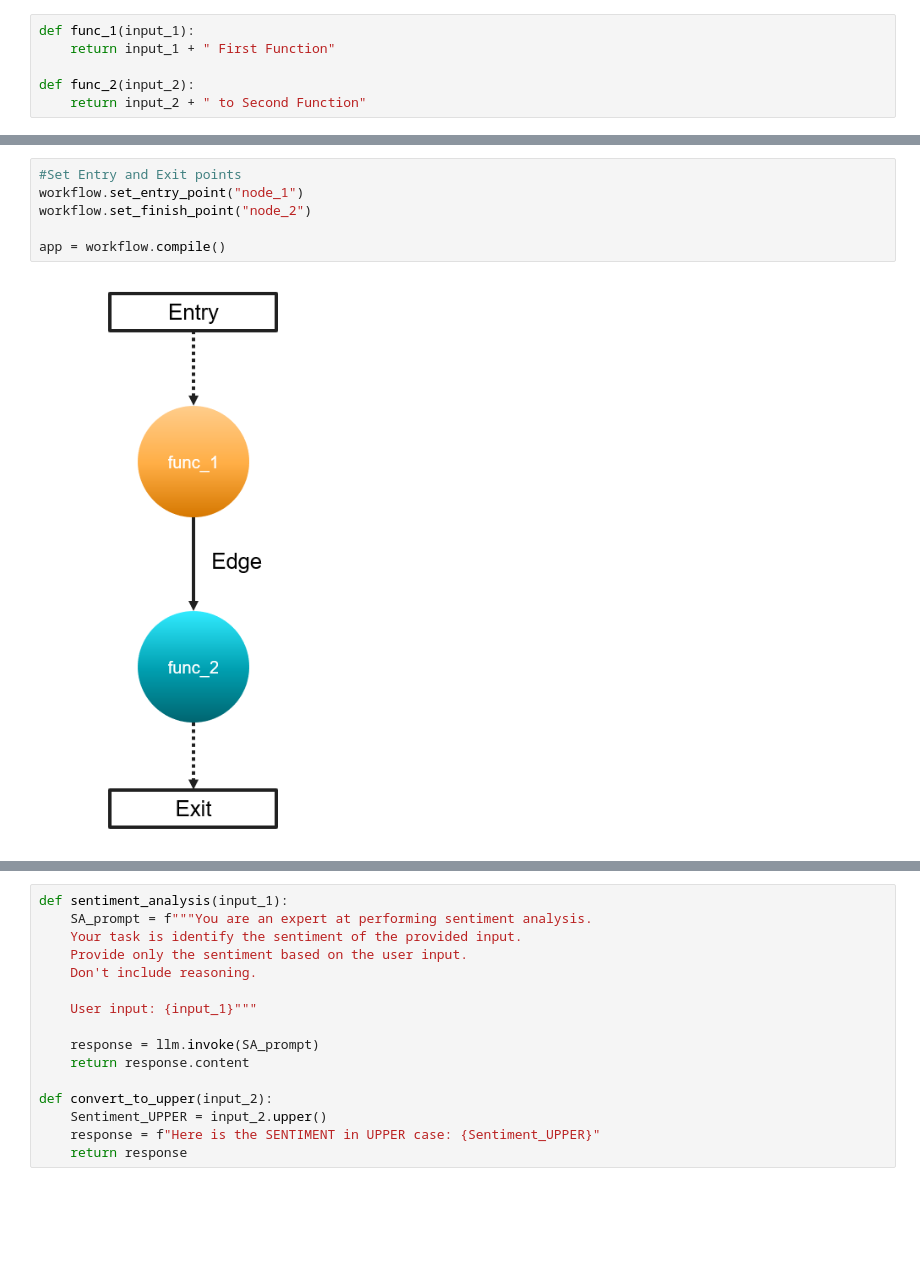
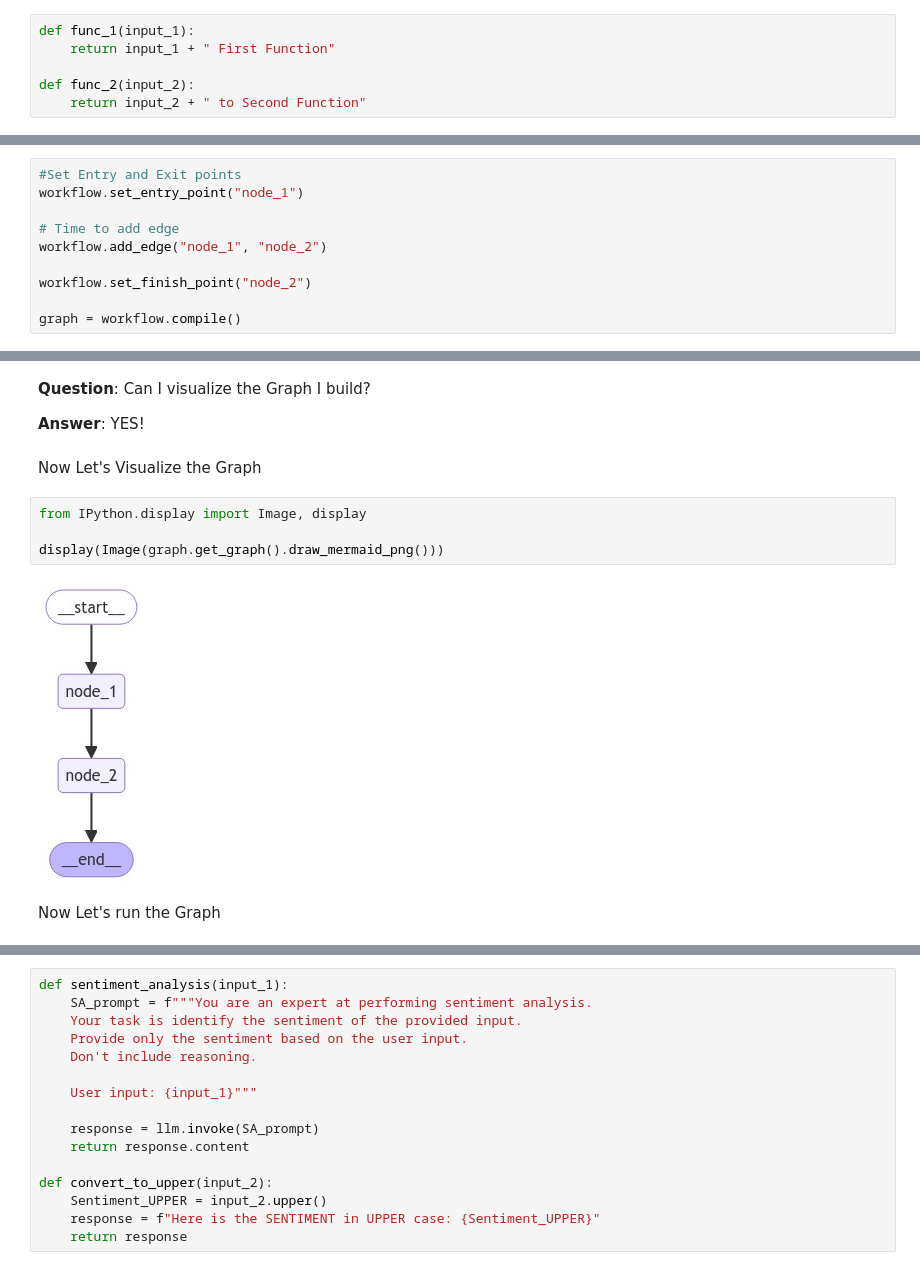
Before and after one commit to genaiconference/AgenticAI_GenAIHack, a Jupyter notebook: 02_LangGraph_Basics.ipynb, the cells around one changed output, grey strips where cells are left out. Drawn from its saved outputs; the diff is of its cells as text; blank space fills up the shorter version.

```diff
--- a/02_LangGraph_Basics.ipynb
+++ b/02_LangGraph_Basics.ipynb
@@ -96,0 +120,10 @@ def func_2(input_2):
+# %%
+#Set Entry and Exit points
+workflow.set_entry_point("node_1")
+
+# Time to add edge
+workflow.add_edge("node_1", "node_2")
+
+workflow.set_finish_point("node_2")
+
+graph = workflow.compile()
@@ -113,9 +134,15 @@ workflow.add_edge("node_1", "node_2")
-# %%
-#Set Entry and Exit points
-workflow.set_entry_point("node_1")
-workflow.set_finish_point("node_2")
-
-app = workflow.compile()
-# %% [markdown]
-![image.png](embedded-picture-1)
+# %% [markdown]
+**Question**: Can I visualize the Graph I build?
+
+**Answer**: YES!
+# %% [markdown]
+Now Let's Visualize the Graph
+# %%
+from IPython.display import Image, display
+
+display(Image(graph.get_graph().draw_mermaid_png()))
+# %% [output]
+[figure, added]
+# %% [markdown]
+Now Let's run the Graph
 # %%
```
Also changed, not shown: parts of 66 cells of this notebook.
